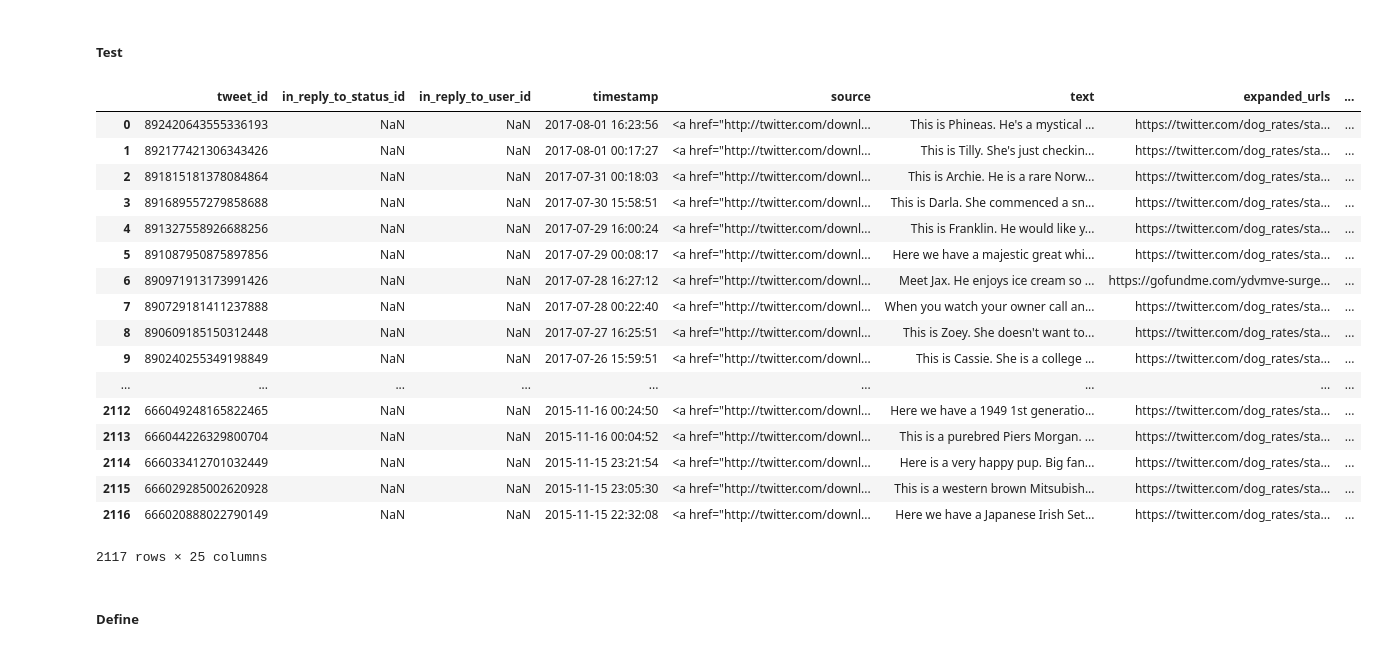
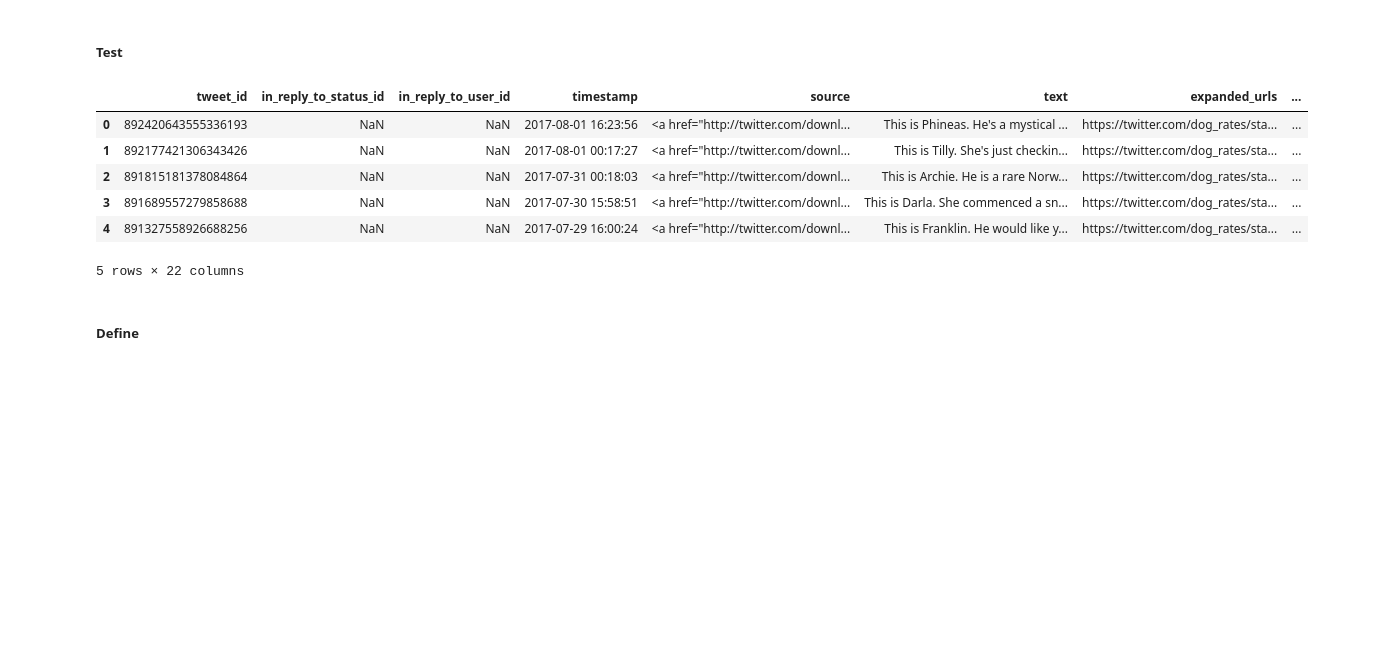
Before and after one commit to cenalll/WeRateDogs, a Jupyter notebook: weratedogs/wrangle_act.ipynb, the cells around one changed output. Drawn from its saved outputs; the diff is of its cells as text; code cells hidden in the pictures; blank space fills up the shorter version.

```diff
--- a/weratedogs/wrangle_act.ipynb
+++ b/weratedogs/wrangle_act.ipynb
@@ -796,3 +768,5 @@ for word in not_name_list:
     thename = tw_clean.text == word
     name_col = 'name'
     tw_clean.loc[thename, name_col] = "None"
+
+tw_clean['name'].replace("O","O'Malley", inplace=True)
@@ -879,13 +870,13 @@ Convert dog breed into same format: lower case, with '_' between each word
 ##### Code
 # %%
 image_clean.p1 = image_clean.p1.str.lower()
-image_clean.p1 = image_clean.p1.str.replace('-','_')
+image_clean.p1 = image_clean.p1.str.replace('_',' ')
 # %%
 image_clean.p2 = image_clean.p2.str.lower()
-image_clean.p2 = image_clean.p2.str.replace('-','_')
+image_clean.p2 = image_clean.p2.str.replace('_',' ')
 # %%
 image_clean.p3 = image_clean.p3.str.lower()
-image_clean.p3 = image_clean.p3.str.replace('-','_')
+image_clean.p3 = image_clean.p3.str.replace('_',' ')
 # %% [markdown]
 ##### Test
 # %%
@@ -959,26 +950,15 @@ twitter_clean = pd.merge(tw_clean, image_clean, how = 'left', on = ['tweet_id'])
 # %% [markdown]
 ##### Test
 # %%
-twitter_clean
+twitter_clean.head()
 # %% [output]
 |  | tweet_id | in_reply_to_status_id | in_reply_to_user_id | timestamp | source | text | expanded_urls | ... |
 | 0 | 892420643555336193 | NaN | NaN | 2017-08-01 16:23:56 | <a href="http://twitter.com/downl... | This is Phineas. He's a mystical ... | https://twitter.com/dog_rates/sta... | ... |
 | 1 | 892177421306343426 | NaN | NaN | 2017-08-01 00:17:27 | <a href="http://twitter.com/downl... | This is Tilly. She's just checkin... | https://twitter.com/dog_rates/sta... | ... |
 | 2 | 891815181378084864 | NaN | NaN | 2017-07-31 00:18:03 | <a href="http://twitter.com/downl... | This is Archie. He is a rare Norw... | https://twitter.com/dog_rates/sta... | ... |
 | 3 | 891689557279858688 | NaN | NaN | 2017-07-30 15:58:51 | <a href="http://twitter.com/downl... | This is Darla. She commenced a sn... | https://twitter.com/dog_rates/sta... | ... |
 | 4 | 891327558926688256 | NaN | NaN | 2017-07-29 16:00:24 | <a href="http://twitter.com/downl... | This is Franklin. He would like y... | https://twitter.com/dog_rates/sta... | ... |
-| 5 | 891087950875897856 | NaN | NaN | 2017-07-29 00:08:17 | <a href="http://twitter.com/downl... | Here we have a majestic great whi... | https://twitter.com/dog_rates/sta... | ... |
-| 6 | 890971913173991426 | NaN | NaN | 2017-07-28 16:27:12 | <a href="http://twitter.com/downl... | Meet Jax. He enjoys ice cream so ... | https://gofundme.com/ydvmve-surge... | ... |
-| 7 | 890729181411237888 | NaN | NaN | 2017-07-28 00:22:40 | <a href="http://twitter.com/downl... | When you watch your owner call an... | https://twitter.com/dog_rates/sta... | ... |
-| 8 | 890609185150312448 | NaN | NaN | 2017-07-27 16:25:51 | <a href="http://twitter.com/downl... | This is Zoey. She doesn't want to... | https://twitter.com/dog_rates/sta... | ... |
-| 9 | 890240255349198849 | NaN | NaN | 2017-07-26 15:59:51 | <a href="http://twitter.com/downl... | This is Cassie. She is a college ... | https://twitter.com/dog_rates/sta... | ... |
-| ... | ... | ... | ... | ... | ... | ... | ... | ... |
-| 2112 | 666049248165822465 | NaN | NaN | 2015-11-16 00:24:50 | <a href="http://twitter.com/downl... | Here we have a 1949 1st generatio... | https://twitter.com/dog_rates/sta... | ... |
-| 2113 | 666044226329800704 | NaN | NaN | 2015-11-16 00:04:52 | <a href="http://twitter.com/downl... | This is a purebred Piers Morgan. ... | https://twitter.com/dog_rates/sta... | ... |
-| 2114 | 666033412701032449 | NaN | NaN | 2015-11-15 23:21:54 | <a href="http://twitter.com/downl... | Here is a very happy pup. Big fan... | https://twitter.com/dog_rates/sta... | ... |
-| 2115 | 666029285002620928 | NaN | NaN | 2015-11-15 23:05:30 | <a href="http://twitter.com/downl... | This is a western brown Mitsubish... | https://twitter.com/dog_rates/sta... | ... |
-| 2116 | 666020888022790149 | NaN | NaN | 2015-11-15 22:32:08 | <a href="http://twitter.com/downl... | Here we have a Japanese Irish Set... | https://twitter.com/dog_rates/sta... | ... |
-2117 rows × 25 columns
+5 rows × 22 columns
 # %% [markdown]
 ##### Define
 # %% [markdown]
```
Also changed, not shown: parts of 37 cells of this notebook.
